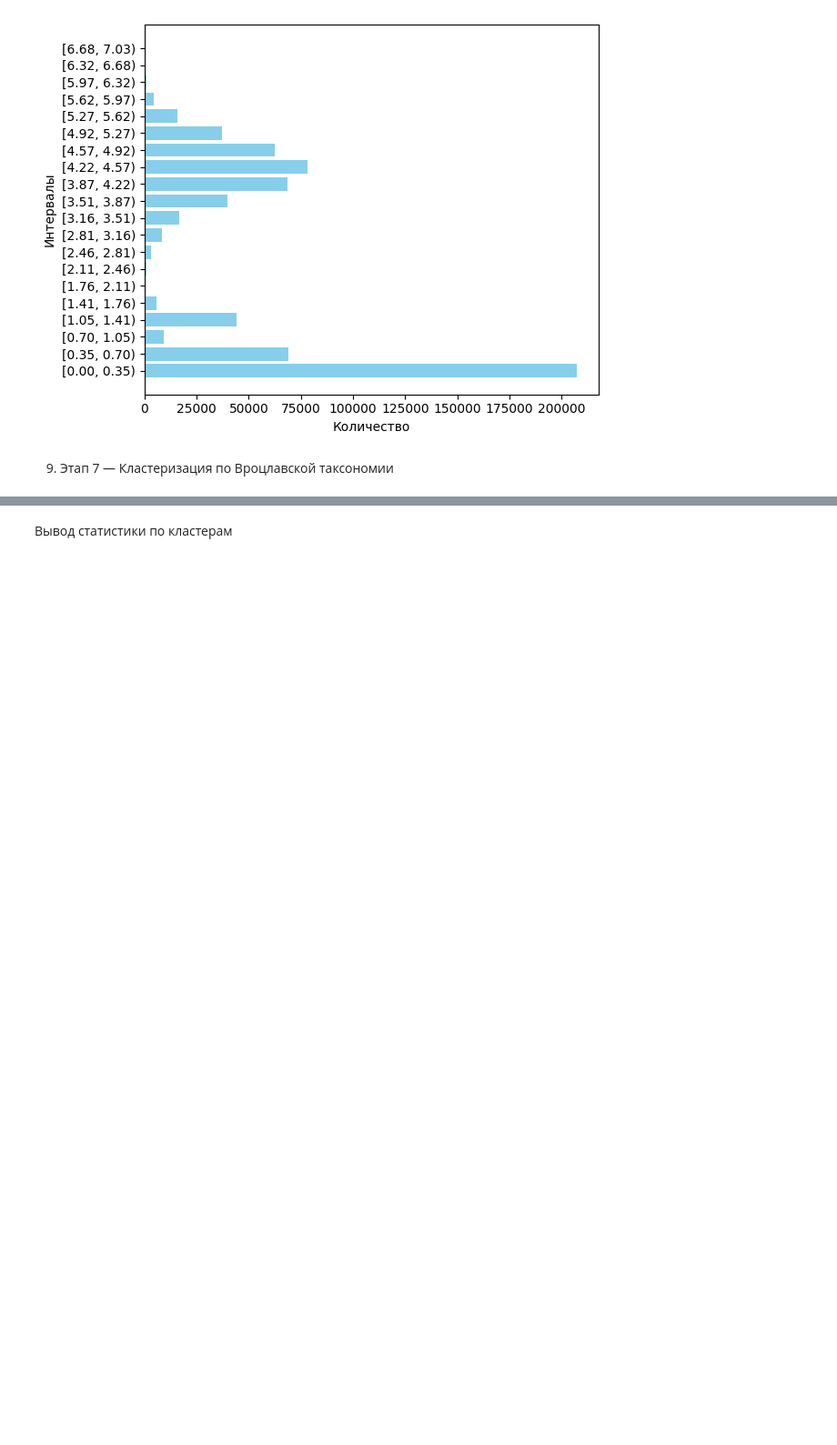
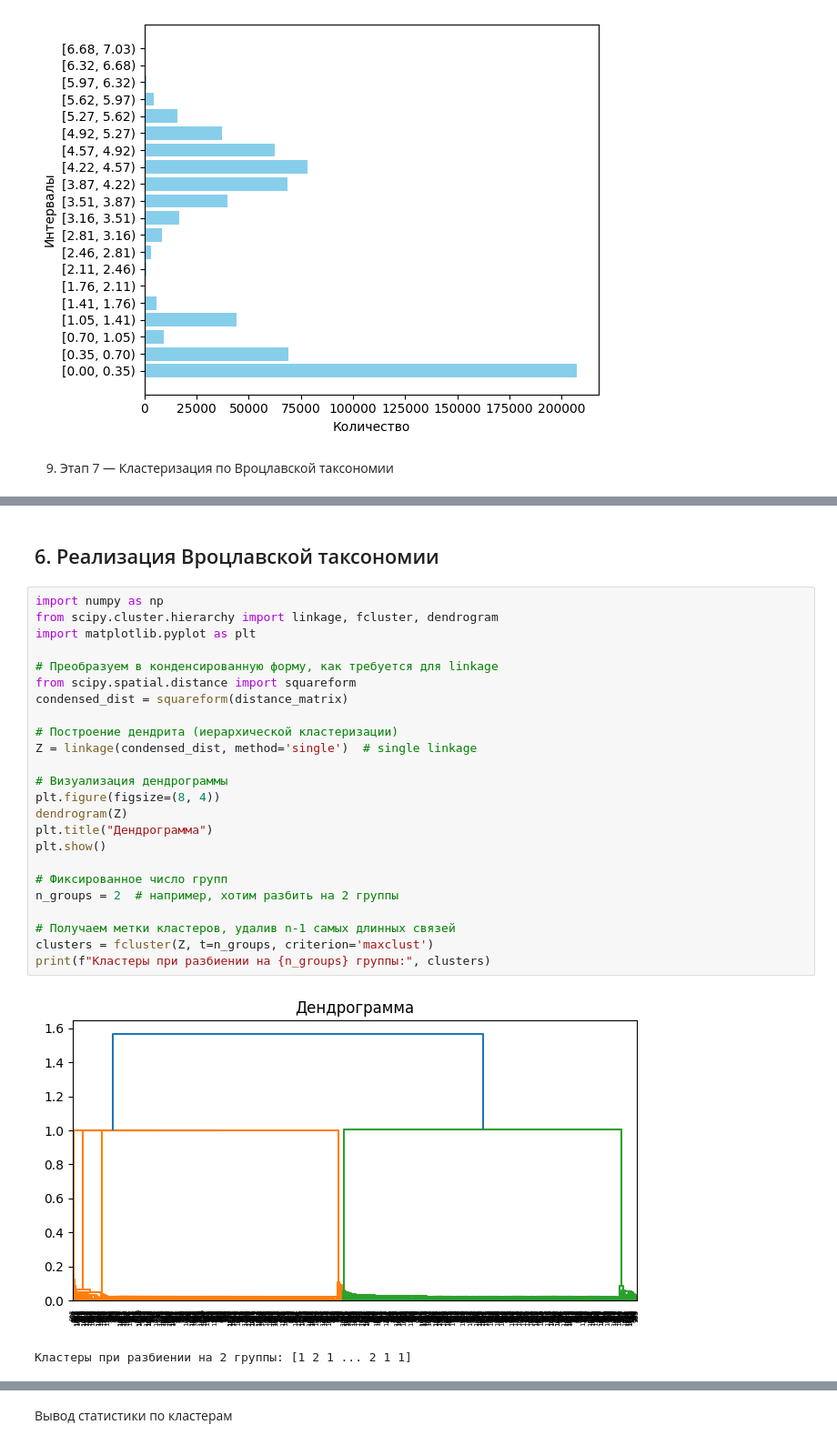
Before and after one commit to 8iKENTi8/Static-methods, a Jupyter notebook: Lab3/lab3.ipynb, the cells around one changed output, grey strips where cells are left out. Shown at 91% size. Cells and saved outputs as stored; diff of their text form; blank space fills up the shorter version.

```diff
--- a/Lab3/lab3.ipynb
+++ b/Lab3/lab3.ipynb
@@ -427,0 +446,29 @@ plt.show()
+# %% [markdown]
+## 6. Реализация Вроцлавской таксономии
+# %%
+import numpy as np
+from scipy.cluster.hierarchy import linkage, fcluster, dendrogram
+import matplotlib.pyplot as plt
+
+# Преобразуем в конденсированную форму, как требуется для linkage
+from scipy.spatial.distance import squareform
+condensed_dist = squareform(distance_matrix)
+
+# Построение дендрита (иерархической кластеризации)
+Z = linkage(condensed_dist, method='single')  # single linkage
+
+# Визуализация дендрограммы
+plt.figure(figsize=(8, 4))
+dendrogram(Z)
+plt.title("Дендрограмма")
+plt.show()
+
+# Фиксированное число групп
+n_groups = 2  # например, хотим разбить на 2 группы
+
+# Получаем метки кластеров, удалив n-1 самых длинных связей
+clusters = fcluster(Z, t=n_groups, criterion='maxclust')
+print(f"Кластеры при разбиении на {n_groups} группы:", clusters)
+# %% [output]
+[figure, added]
+Кластеры при разбиении на 2 группы: [1 2 1 ... 2 1 1]
```
Also changed, not shown: parts of 13 cells of this notebook.
